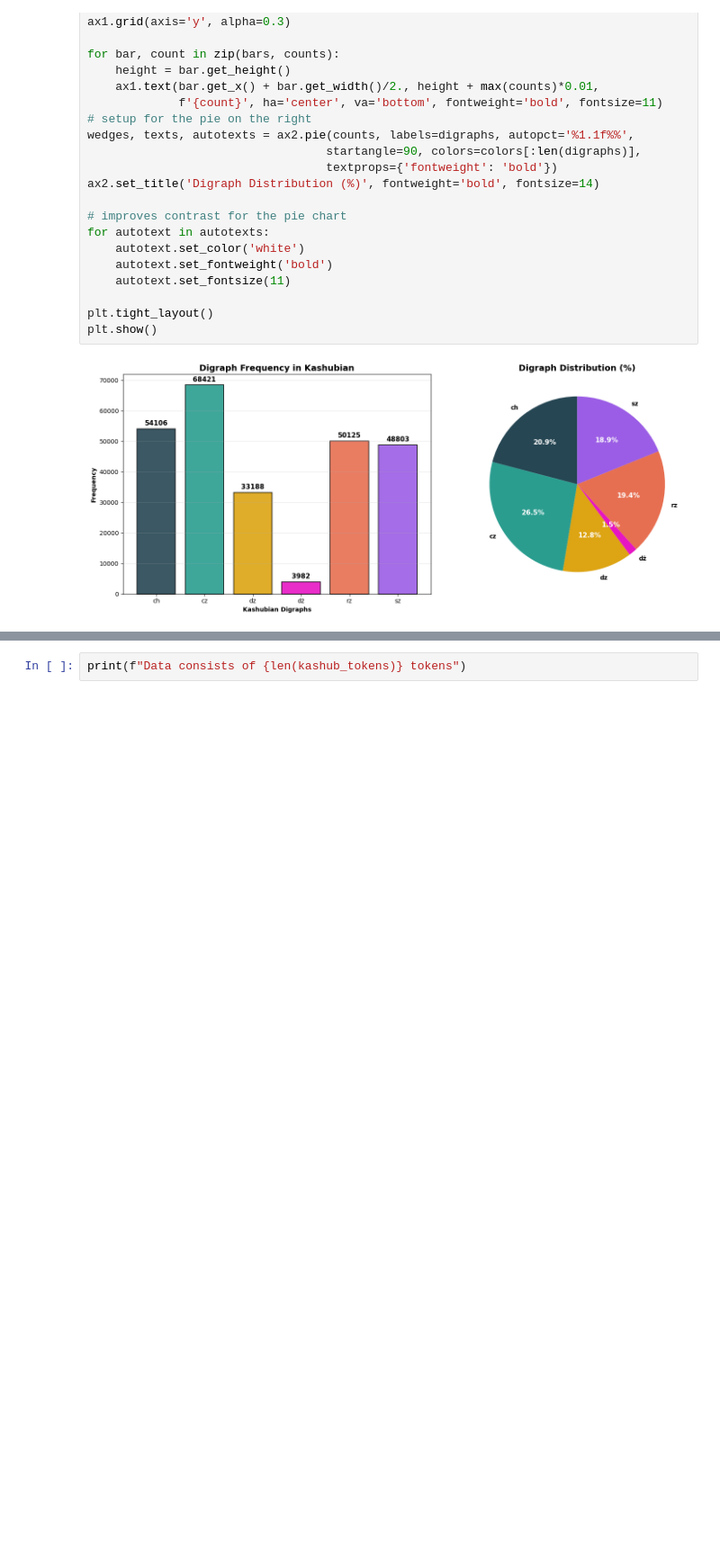
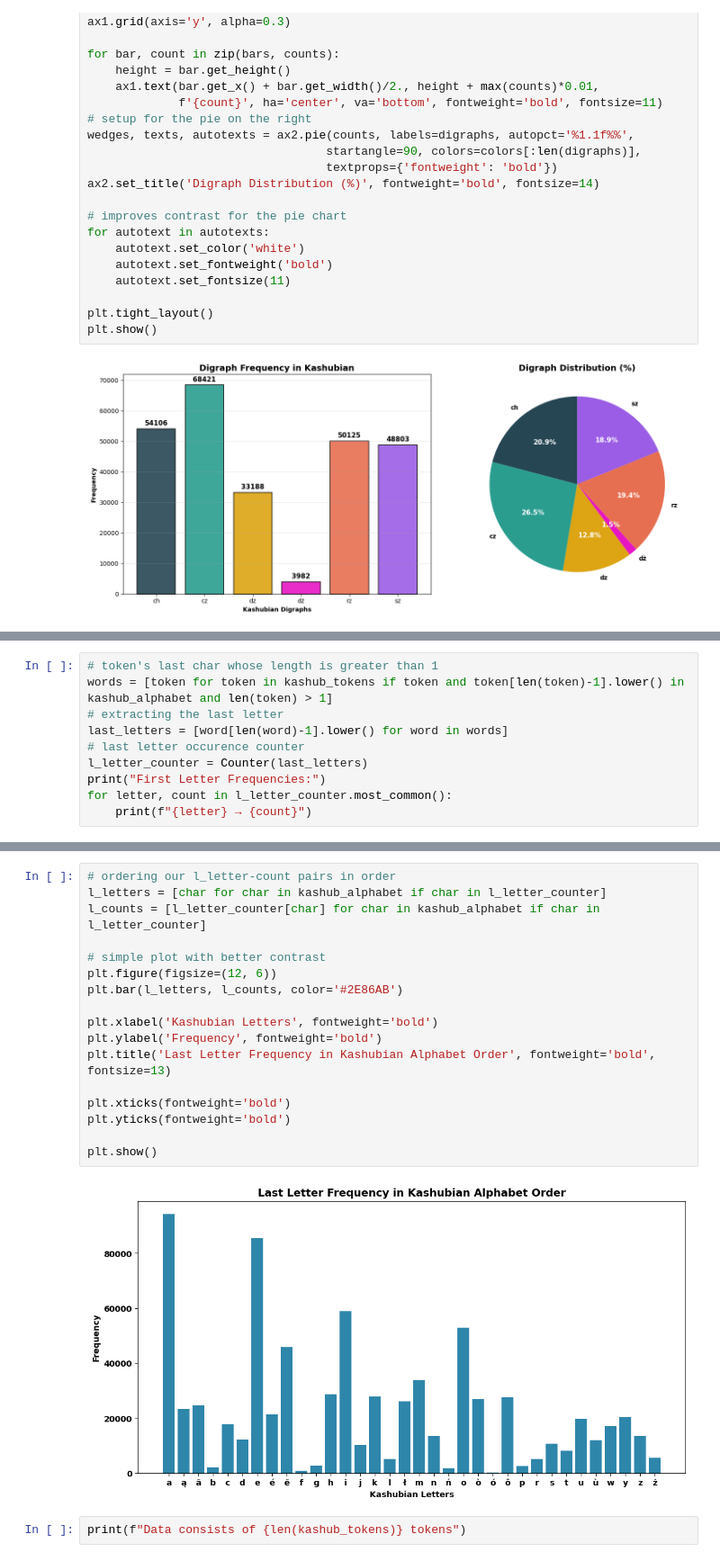
Before and after one commit to eryk-mar/CS6363_Project, a Jupyter notebook: Kashubian_Corpus_Analysis.ipynb, the cells around one changed output, grey strips where cells are left out. Shown at 90% size. Cells and saved outputs as stored; diff of their text form; blank space fills up the shorter version.

```diff
--- a/Kashubian_Corpus_Analysis.ipynb
+++ b/Kashubian_Corpus_Analysis.ipynb
@@ -263,0 +265,10 @@ plt.show()
+# %%
+# token's last char whose length is greater than 1
+words = [token for token in kashub_tokens if token and token[len(token)-1].lower() in kashub_alphabet and len(token) > 1]
+# extracting the last letter
+last_letters = [word[len(word)-1].lower() for word in words]
+# last letter occurence counter
+l_letter_counter = Counter(last_letters)
+print("First Letter Frequencies:")
+for letter, count in l_letter_counter.most_common():
+    print(f"{letter} → {count}")
@@ -264,3 +319,22 @@ plt.show()
+# %%
+# ordering our l_letter-count pairs in order
+l_letters = [char for char in kashub_alphabet if char in l_letter_counter]
+l_counts = [l_letter_counter[char] for char in kashub_alphabet if char in l_letter_counter]
+
+# simple plot with better contrast
+plt.figure(figsize=(12, 6))
+plt.bar(l_letters, l_counts, color='#2E86AB')
+
+plt.xlabel('Kashubian Letters', fontweight='bold')
+plt.ylabel('Frequency', fontweight='bold')
+plt.title('Last Letter Frequency in Kashubian Alphabet Order', fontweight='bold', fontsize=13)
+
+plt.xticks(fontweight='bold')
+plt.yticks(fontweight='bold')
+
+plt.show()
+# %% [output]
+[figure, added]
 # %%
 print(f"Data consists of {len(kashub_tokens)} tokens")
 # %% [output]
```
Also changed, not shown: parts of 5 cells of this notebook.
